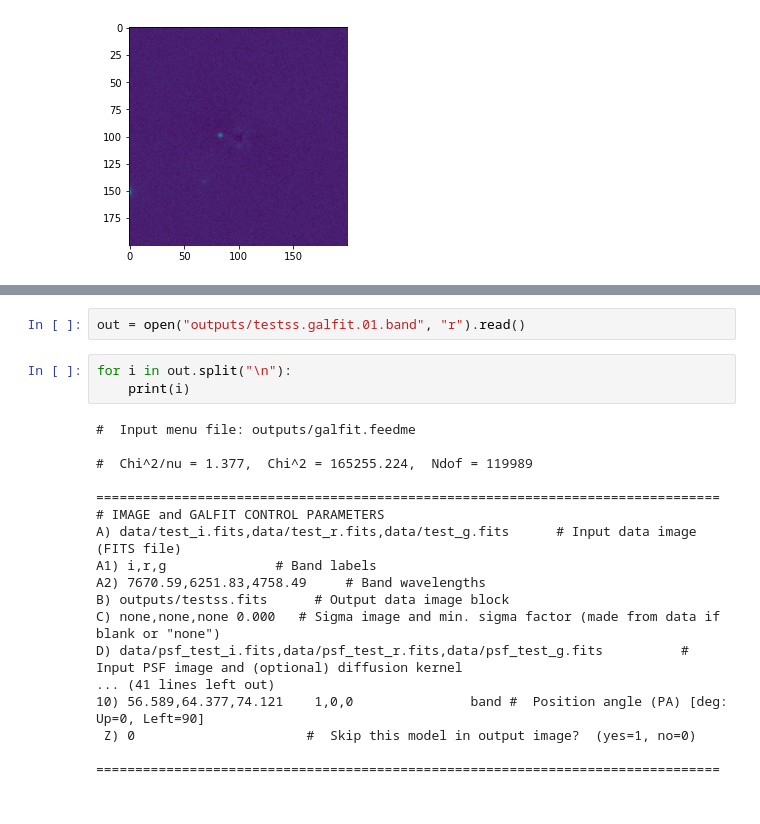
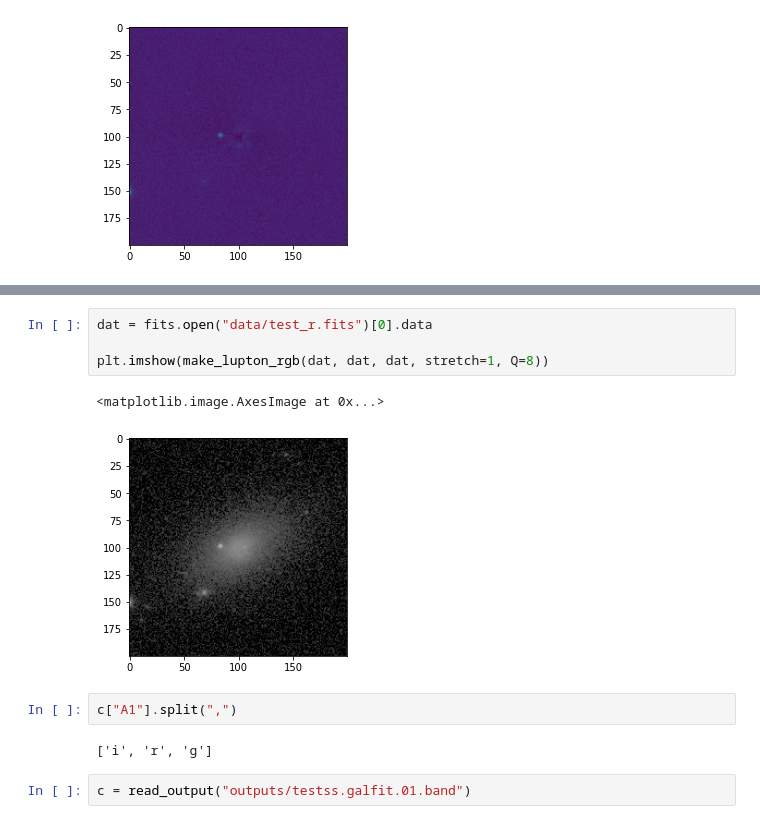
Before and after one commit to Schwarzam/pygalfitm, a Jupyter notebook: dev/feedme_manipulator.ipynb, the cells around one changed output, grey strips where cells are left out. Cells and saved outputs as stored; diff of their text form.

Commit message:
progress on reading output

```diff
--- a/dev/feedme_manipulator.ipynb
+++ b/dev/feedme_manipulator.ipynb
@@ -58,23 +90,13 @@ for i in range(1, 10):
+# %%
+dat = fits.open("data/test_r.fits")[0].data
+
+plt.imshow(make_lupton_rgb(dat, dat, dat, stretch=1, Q=8))
+# %% [output]
+<matplotlib.image.AxesImage at 0x...>
+[figure, added]
+# %%
+c["A1"].split(",")
+# %% [output]
+['i', 'r', 'g']
 # %%
-out = open("outputs/testss.galfit.01.band", "r").read()
+c = read_output("outputs/testss.galfit.01.band")
-# %%
-for i in out.split("\n"):
-    print(i)
-# %% [output]
-#  Input menu file: outputs/galfit.feedme
-
-#  Chi^2/nu = 1.377,  Chi^2 = 165255.224,  Ndof = 119989
-
-================================================================================
-# IMAGE and GALFIT CONTROL PARAMETERS
-A) data/test_i.fits,data/test_r.fits,data/test_g.fits      # Input data image (FITS file)
-A1) i,r,g              # Band labels
-A2) 7670.59,6251.83,4758.49     # Band wavelengths
-B) outputs/testss.fits      # Output data image block
-C) none,none,none 0.000   # Sigma image and min. sigma factor (made from data if blank or "none")
-D) data/psf_test_i.fits,data/psf_test_r.fits,data/psf_test_g.fits          # Input PSF image and (optional) diffusion kernel
-... (41 lines left out)
-10) 56.589,64.377,74.121    1,0,0               band #  Position angle (PA) [deg: Up=0, Left=90]
- Z) 0                      #  Skip this model in output image?  (yes=1, no=0)
-
-================================================================================
```
Also changed, not shown: parts of 6 cells of this notebook.
